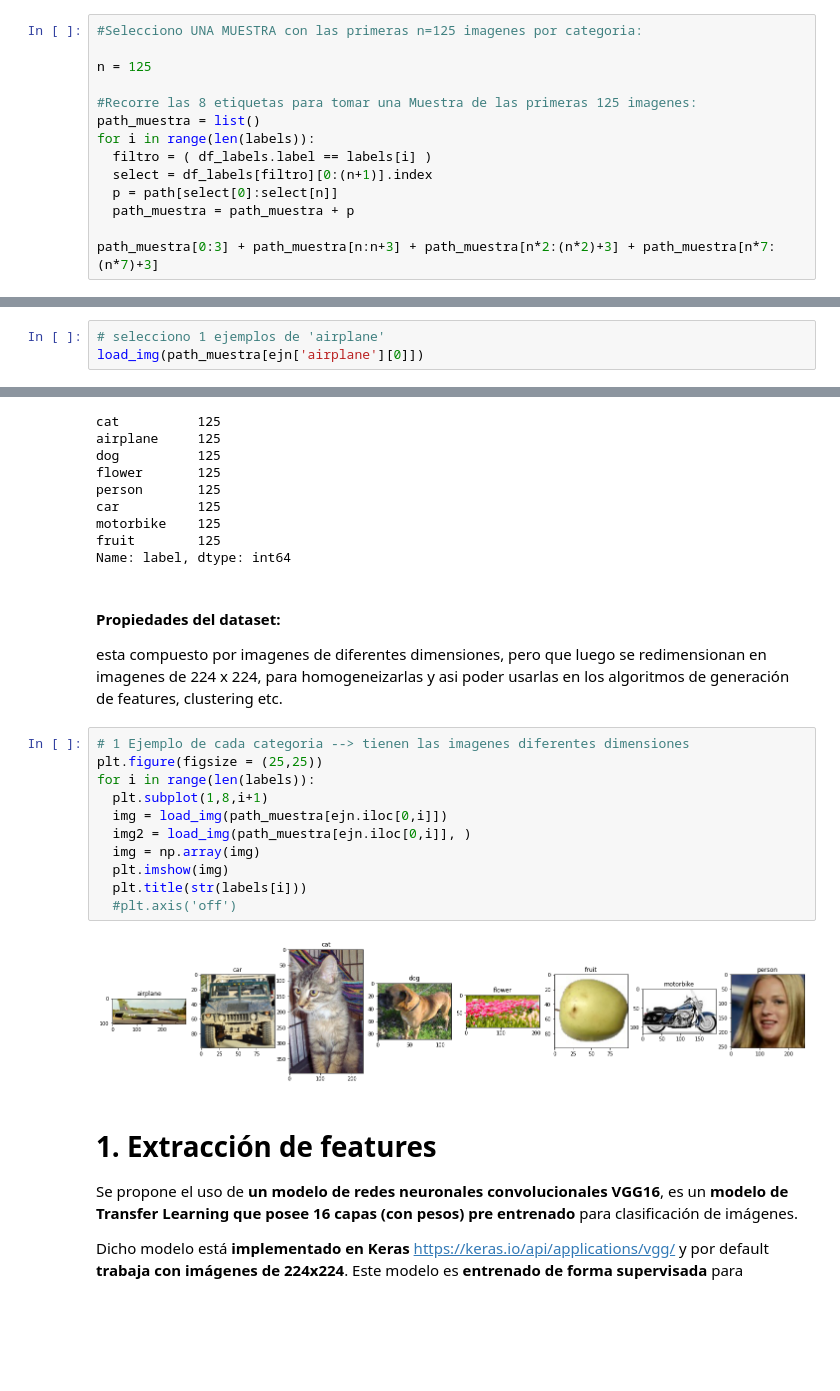
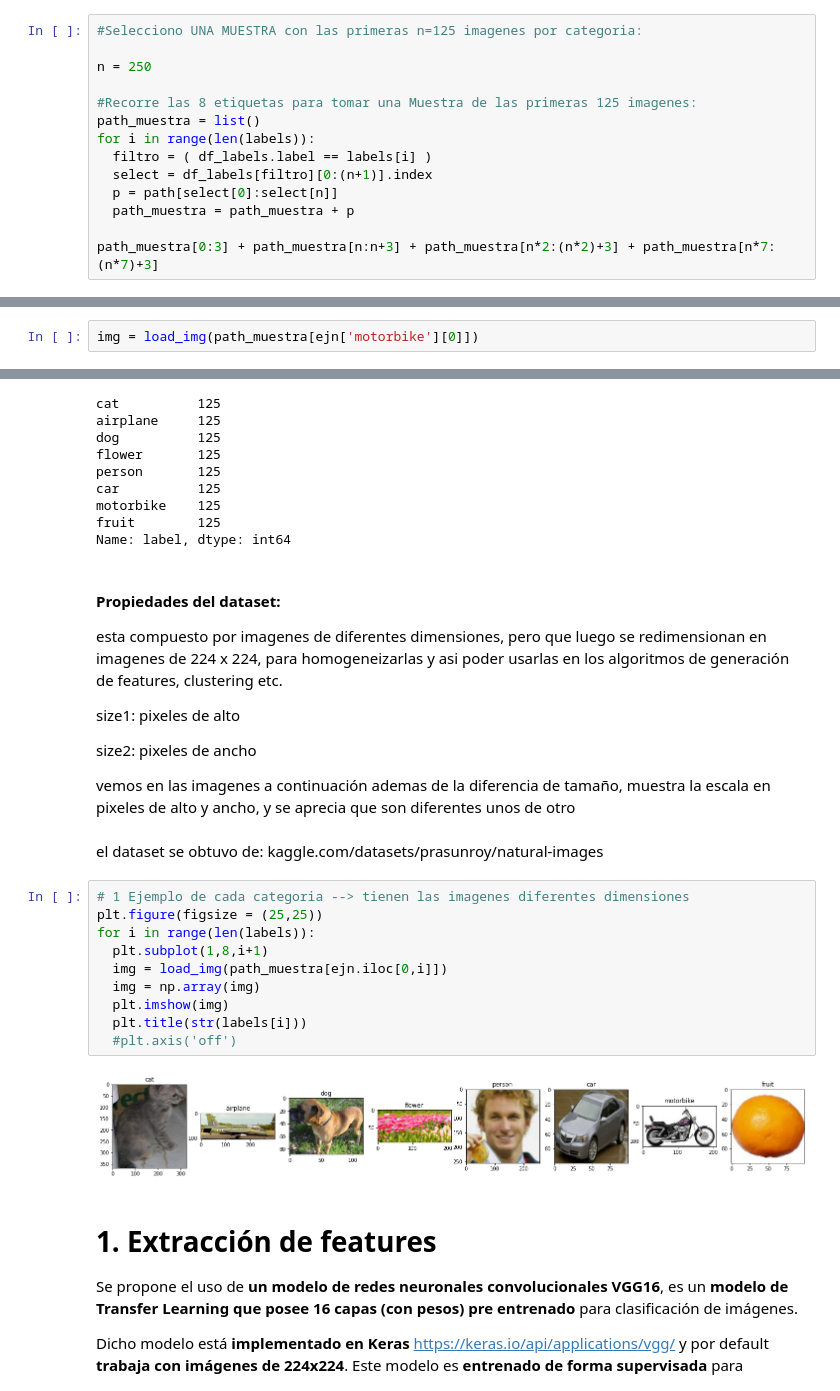
Before and after one commit to arieles08/TP1_DMCyT, a Jupyter notebook: TP1_v2.ipynb, the cells around one changed output, grey strips where cells are left out. Cells and saved outputs as stored; diff of their text form; blank space fills up the shorter version.

```diff
--- a/TP1_v2.ipynb
+++ b/TP1_v2.ipynb
@@ -170,7 +175,7 @@ Name: label, dtype: int64
 # %%
 #Selecciono UNA MUESTRA con las primeras n=125 imagenes por categoria:
 
-n = 125
+n = 250
 
 #Recorre las 8 etiquetas para tomar una Muestra de las primeras 125 imagenes:
 path_muestra = list()
@@ -244,5 +251,4 @@ load_img(path_muestra[ejn['motorbike'][0]])
 # %% [output]
 [figure]
 # %%
-# selecciono 1 ejemplos de 'airplane'
-load_img(path_muestra[ejn['airplane'][0]])
+img = load_img(path_muestra[ejn['motorbike'][0]])
@@ -277,19 +292,26 @@ Name: label, dtype: int64
 # %% [markdown]
 #### **Propiedades** del dataset:
 esta compuesto por imagenes de diferentes dimensiones, pero que luego se redimensionan en imagenes de 224 x 224, para homogeneizarlas y asi poder usarlas en los algoritmos de generación de features, clustering etc.
+
+size1: pixeles de alto
+
+size2: pixeles de ancho
+
+vemos en las imagenes a continuación ademas de la diferencia de tamaño, muestra la escala en pixeles de alto y ancho, y se aprecia que son diferentes unos de otro
+# %% [markdown]
+el dataset se obtuvo de: kaggle.com/datasets/prasunroy/natural-images
 # %%
 # 1 Ejemplo de cada categoria --> tienen las imagenes diferentes dimensiones
 plt.figure(figsize = (25,25))
 for i in range(len(labels)):
   plt.subplot(1,8,i+1)
   img = load_img(path_muestra[ejn.iloc[0,i]])
-  img2 = load_img(path_muestra[ejn.iloc[0,i]], )
   img = np.array(img)
   plt.imshow(img)
   plt.title(str(labels[i]))
   #plt.axis('off')
 # %% [output]
-[figure, old version]
+[figure, new version]
 # %% [markdown]
 # 1. **Extracción de features**
 Se propone el uso de **un modelo de redes neuronales convolucionales VGG16**, es un **modelo de Transfer Learning que posee 16 capas (con pesos) pre entrenado** para clasificación de imágenes.
```
Also changed, not shown: parts of 44 cells of this notebook.
